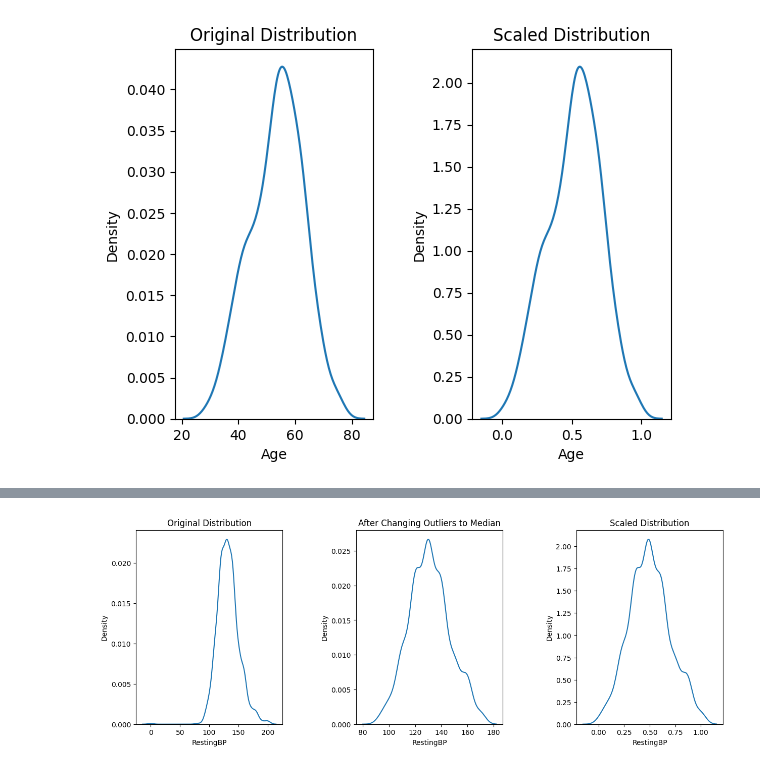
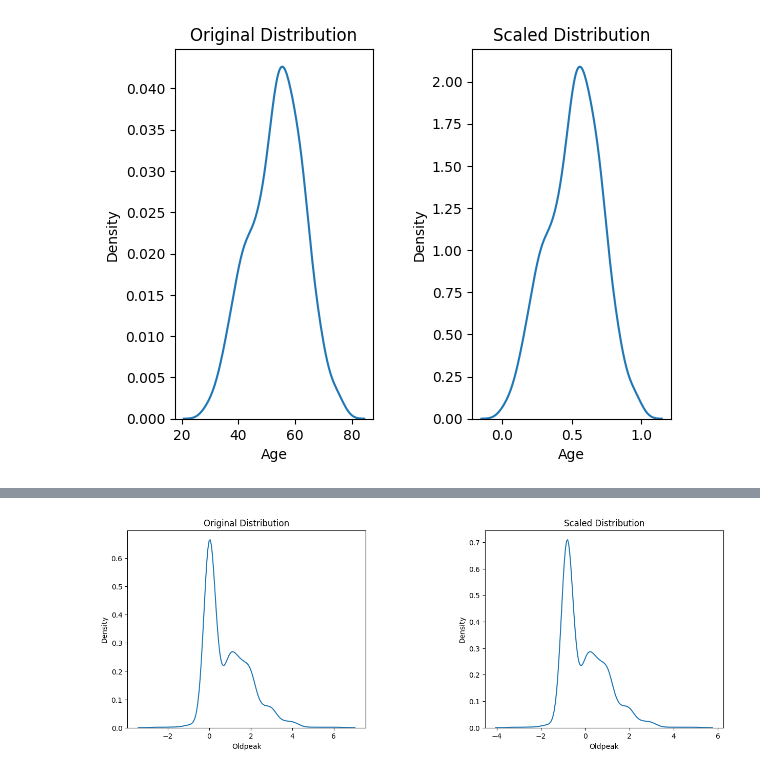
Before and after one commit to nbzuong/ML_Project, a Jupyter notebook: heart_predict.ipynb, the cells around one changed output, grey strips where cells are left out. Drawn from its saved outputs; the diff is of its cells as text; code cells hidden in the pictures.

```diff
--- a/heart_predict.ipynb
+++ b/heart_predict.ipynb
@@ -78,6 +78,9 @@ fig.delaxes(ax[3, 2])
 plt.show()
 # %% [output]
 [figure]
+# %%
+# There is one record with RestingBP = 0, I think we should delete this record
+heart = heart[heart['RestingBP'] != 0]
 # %%
 target = heart.iloc[:, -1]   # Last column as the target variable
 feature = heart.iloc[:, :-1]  # All columns except the last one as the features
@@ -89,6 +92,7 @@ for col in categorical_cols:
     feature[col] = le.fit_transform(feature[col])
 # %%
 minmax_scaler = preprocessing.MinMaxScaler()
+standard_scaler = preprocessing.StandardScaler()
 # %%
 fig, (original, scaled) = plt.subplots(1, 2)
 sns.kdeplot(feature['Age'], label='Age', ax=original)
@@ -107,0 +170,14 @@ plt.show()
+# %%
+fig, (original, scaled) = plt.subplots(1, 2)
+sns.kdeplot(feature['MaxHR'], label='MaxHR', ax=original)
+original.set_title('Original Distribution')
+
+# Scale the MaxHR feature
+feature['MaxHR'] = standard_scaler.fit_transform(feature[['MaxHR']])
+
+# Plot the scaled distribution of the MaxHR feature
+sns.kdeplot(feature['MaxHR'], label='MaxHR', ax=scaled)
+scaled.set_title('Scaled Distribution')
+
+plt.subplots_adjust(wspace=0.5)
+plt.show()
@@ -108,35 +186,35 @@ plt.show()
 # %%
 # Create subplots for original and scaled distributions
-fig, (original, after_outlier, scaled) = plt.subplots(1, 3, figsize=(15, 5))
+fig, (original, scaled) = plt.subplots(1, 2, figsize=(15, 5))
 
 # Plot the original distribution
-sns.kdeplot(feature['RestingBP'], label='RestingBP', ax=original)
+sns.kdeplot(feature['Oldpeak'], label='Oldpeak', ax=original)
 original.set_title('Original Distribution')
 
 # Identify and change outliers to median
-median_value = feature['RestingBP'].median()
-Q1 = feature['RestingBP'].quantile(0.25)
-Q3 = feature['RestingBP'].quantile(0.75)
+'''median_value = feature['Oldpeak'].median()
+Q1 = feature['Oldpeak'].quantile(0.25)
+Q3 = feature['Oldpeak'].quantile(0.75)
 IQR = Q3 - Q1
 lower_bound = Q1 - 1.5 * IQR
 upper_bound = Q3 + 1.5 * IQR
 
-feature['RestingBP'] = feature['RestingBP'].apply(lambda x: median_value if x < lower_bound or x > upper_bound else x)
+feature['Oldpeak'] = feature['Oldpeak'].apply(lambda x: median_value if x < lower_bound or x > upper_bound else x)
 
 # Plot the distribution after changing outliers to median
-sns.kdeplot(feature['RestingBP'], label='RestingBP', ax=after_outlier)
-after_outlier.set_title('After Changing Outliers to Median')
+sns.kdeplot(feature['Oldpeak'], label='Oldpeak', ax=after_outlier)
+after_outlier.set_title('After Changing Outliers to Median')'''
 
-feature['RestingBP'] = minmax_scaler.fit_transform(feature[['RestingBP']])
+feature['Oldpeak'] = standard_scaler.fit_transform(feature[['Oldpeak']])
 
-# Plot the scaled distribution of the 'RestingBP' feature
-sns.kdeplot(feature['RestingBP'], label='RestingBP', ax=scaled)
+# Plot the scaled distribution of the 'Oldpeak' feature
+sns.kdeplot(feature['Oldpeak'], label='Oldpeak', ax=scaled)
 scaled.set_title('Scaled Distribution')
 
 # Adjust the spacing between subplots
 plt.subplots_adjust(wspace=0.5)
 
 # Display the plots
 plt.show()
 # %% [output]
-[figure, old version]
+[figure, new version]
```
Also changed, not shown: parts of 10 cells of this notebook.
